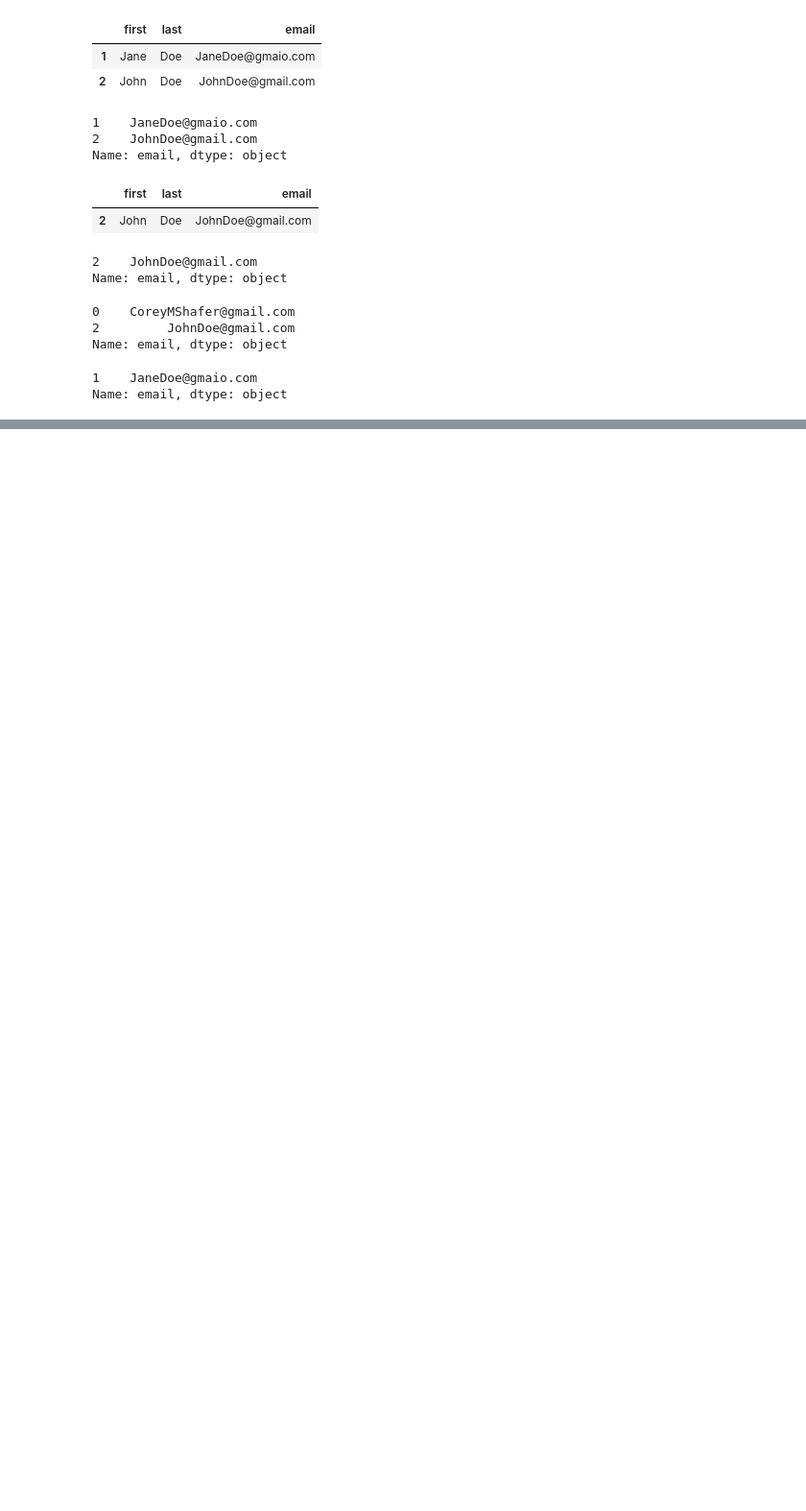
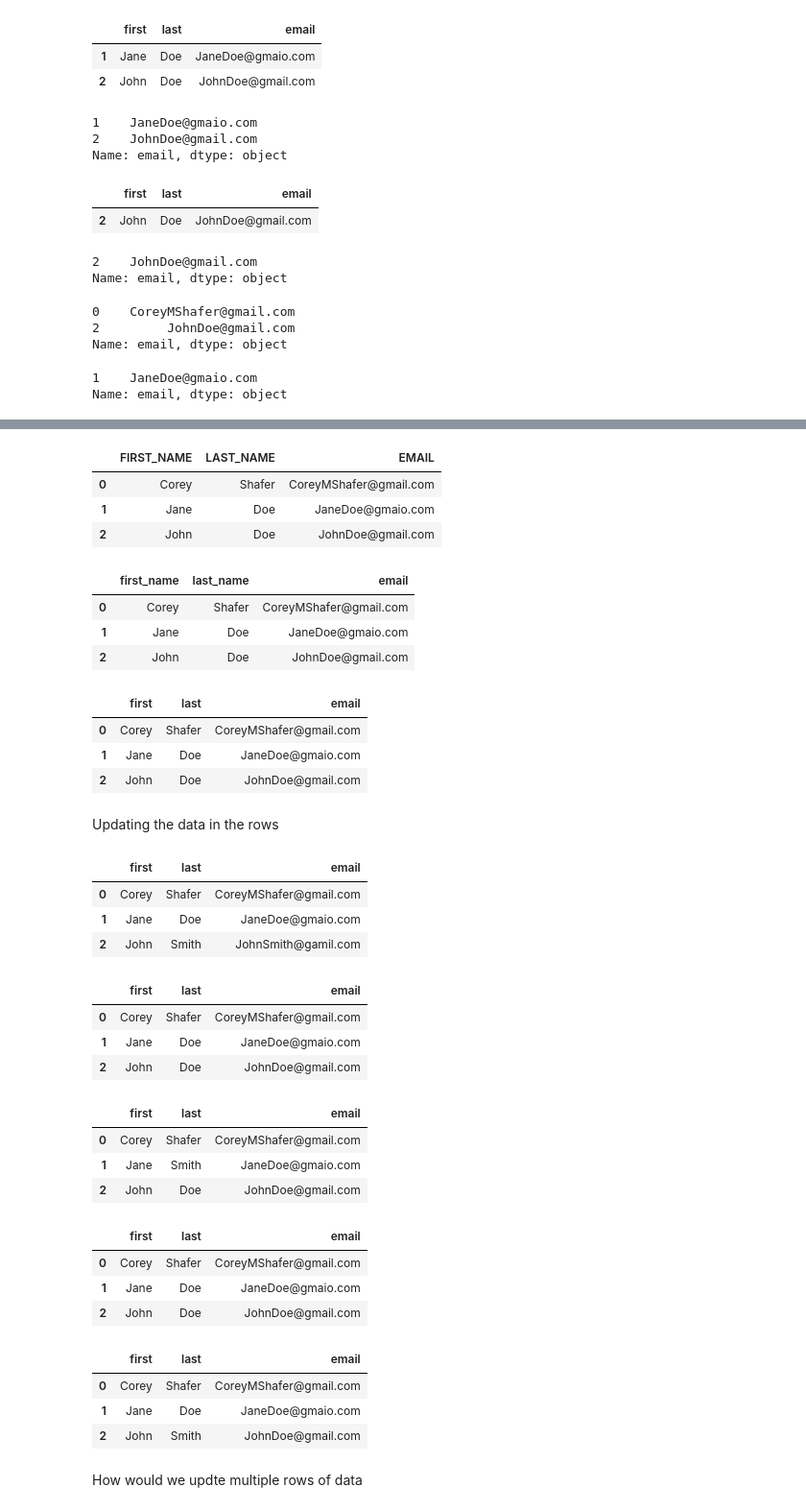
Before and after one commit to TinyAnnaDas/CSV-Data-Cleaner, a Jupyter notebook: notebooks/createing_dataframe.ipynb, the cells around one changed output, grey strips where cells are left out. Shown at 96% size. Drawn from its saved outputs; the diff is of its cells as text; code cells hidden in the pictures; blank space fills up the shorter version.

```diff
--- a/notebooks/createing_dataframe.ipynb
+++ b/notebooks/createing_dataframe.ipynb
@@ -242,0 +296,7 @@ Name: email, dtype: object
+# %%
+df
+# %% [output]
+|  | FIRST_NAME | LAST_NAME | EMAIL |
+| 0 | Corey | Shafer | CoreyMShafer@gmail.com |
+| 1 | Jane | Doe | JaneDoe@gmaio.com |
+| 2 | John | Doe | JohnDoe@gmail.com |
@@ -242,0 +308,7 @@ Name: email, dtype: object
+# %%
+df
+# %% [output]
+|  | first_name | last_name | email |
+| 0 | Corey | Shafer | CoreyMShafer@gmail.com |
+| 1 | Jane | Doe | JaneDoe@gmaio.com |
+| 2 | John | Doe | JohnDoe@gmail.com |
@@ -242,0 +318,9 @@ Name: email, dtype: object
+# %%
+df
+# %% [output]
+|  | first | last | email |
+| 0 | Corey | Shafer | CoreyMShafer@gmail.com |
+| 1 | Jane | Doe | JaneDoe@gmaio.com |
+| 2 | John | Doe | JohnDoe@gmail.com |
+# %% [markdown]
+Updating the data in the rows
@@ -242,0 +329,7 @@ Name: email, dtype: object
+# %%
+df
+# %% [output]
+|  | first | last | email |
+| 0 | Corey | Shafer | CoreyMShafer@gmail.com |
+| 1 | Jane | Doe | JaneDoe@gmaio.com |
+| 2 | John | Smith | JohnSmith@gamil.com |
@@ -242,0 +339,7 @@ Name: email, dtype: object
+# %%
+df
+# %% [output]
+|  | first | last | email |
+| 0 | Corey | Shafer | CoreyMShafer@gmail.com |
+| 1 | Jane | Doe | JaneDoe@gmaio.com |
+| 2 | John | Doe | JohnDoe@gmail.com |
@@ -242,0 +349,7 @@ Name: email, dtype: object
+# %%
+df
+# %% [output]
+|  | first | last | email |
+| 0 | Corey | Shafer | CoreyMShafer@gmail.com |
+| 1 | Jane | Smith | JaneDoe@gmaio.com |
+| 2 | John | Doe | JohnDoe@gmail.com |
@@ -242,0 +359,7 @@ Name: email, dtype: object
+# %%
+df
+# %% [output]
+|  | first | last | email |
+| 0 | Corey | Shafer | CoreyMShafer@gmail.com |
+| 1 | Jane | Doe | JaneDoe@gmaio.com |
+| 2 | John | Doe | JohnDoe@gmail.com |
@@ -242,0 +371,9 @@ Name: email, dtype: object
+# %%
+df
+# %% [output]
+|  | first | last | email |
+| 0 | Corey | Shafer | CoreyMShafer@gmail.com |
+| 1 | Jane | Doe | JaneDoe@gmaio.com |
+| 2 | John | Smith | JohnDoe@gmail.com |
+# %% [markdown]
+How would we updte multiple rows of data
```
Also changed, not shown: parts of 37 cells of this notebook, 1 other file.
